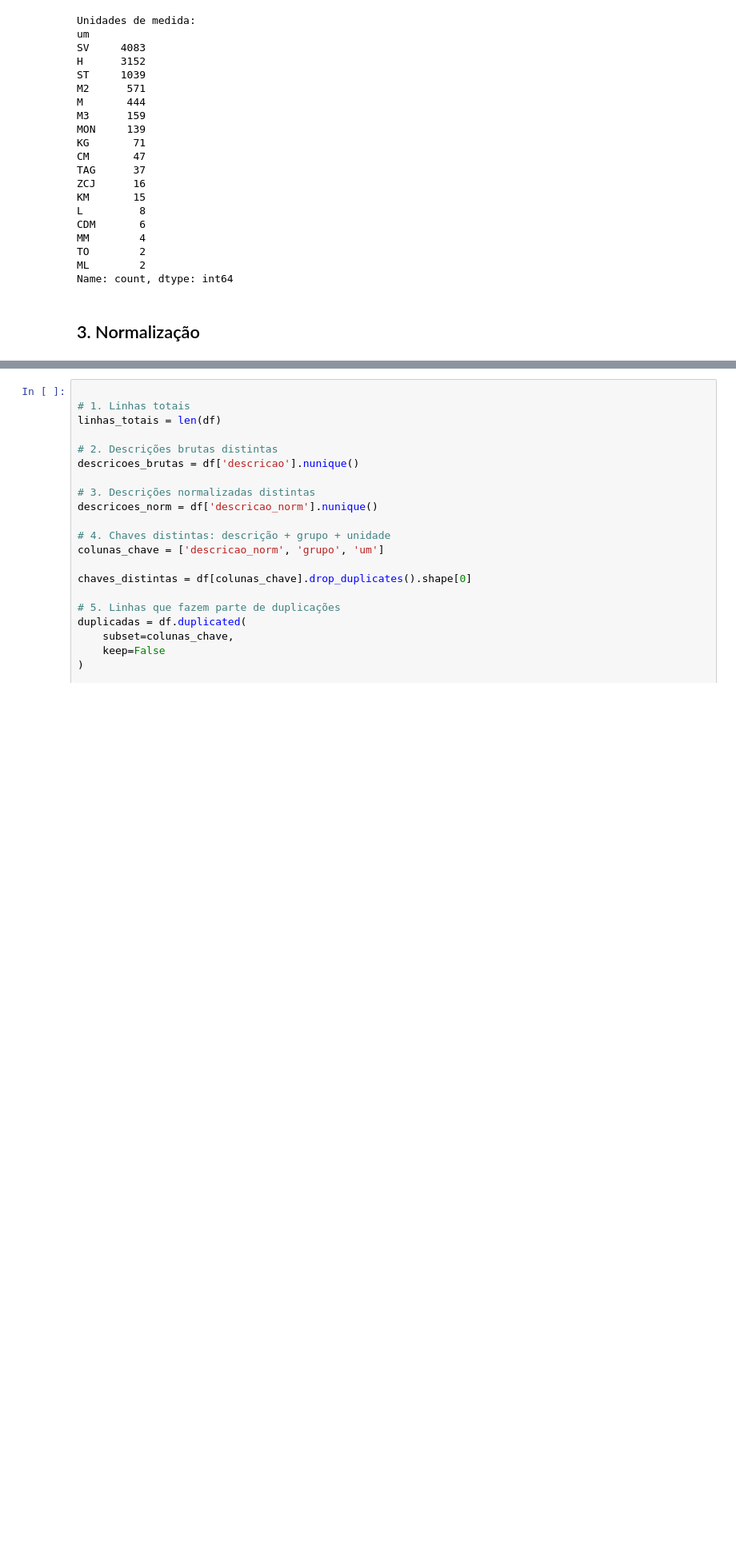
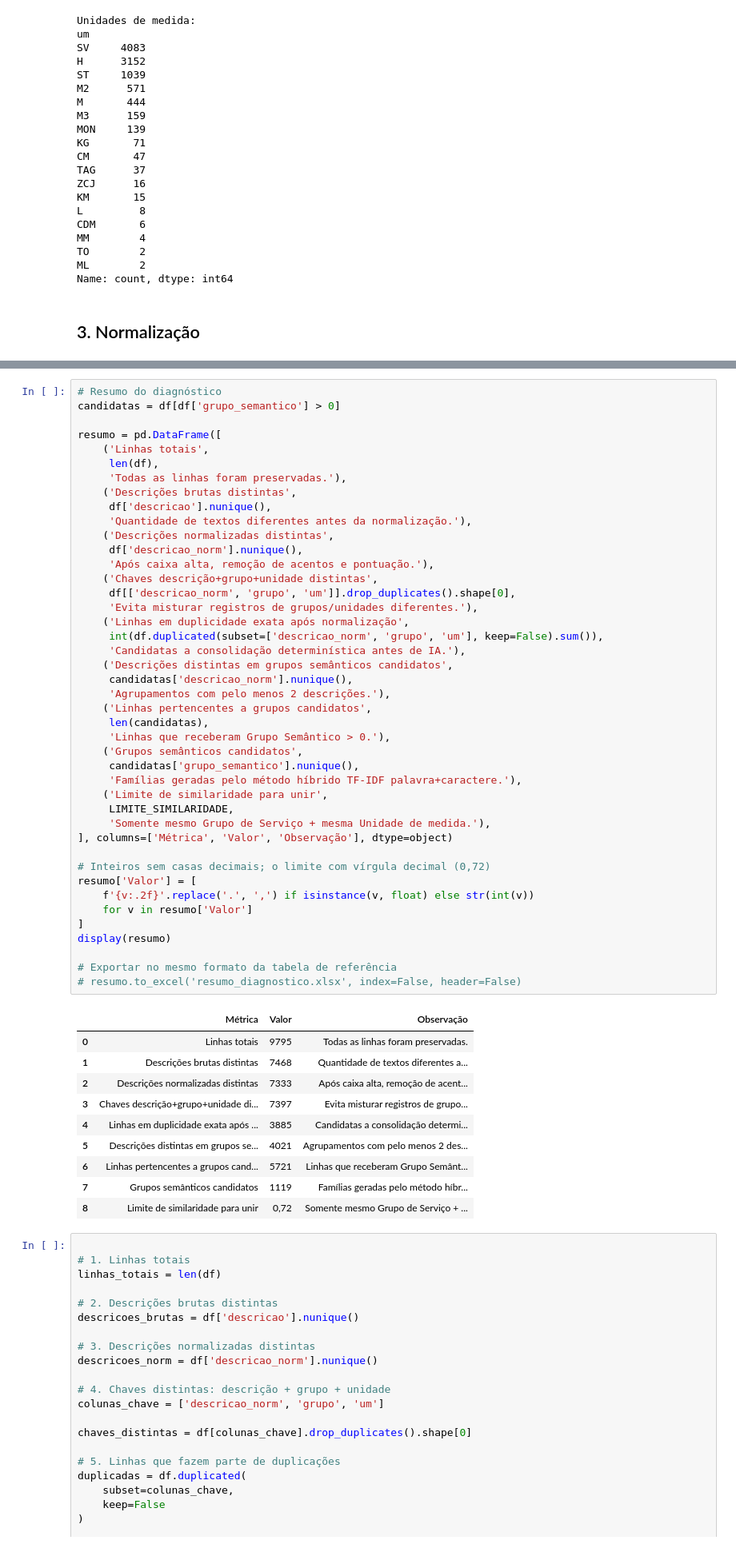
Before and after one commit to rouxstuff/desafio_gc, a Jupyter notebook: diagnostico_gerdau .ipynb, the cells around one changed output, grey strips where cells are left out. Shown at 80% size. Drawn from its saved outputs; the diff is of its cells as text; blank space fills up the shorter version.

```diff
--- a/diagnostico_gerdau .ipynb
+++ b/diagnostico_gerdau .ipynb
@@ -156,3 +259,57 @@ df[['descricao', 'descricao_lit', 'descricao_norm']].sample(
+# %%
+# Resumo do diagnóstico
+candidatas = df[df['grupo_semantico'] > 0]
+
+resumo = pd.DataFrame([
+    ('Linhas totais',
+     len(df),
+     'Todas as linhas foram preservadas.'),
+    ('Descrições brutas distintas',
+     df['descricao'].nunique(),
+     'Quantidade de textos diferentes antes da normalização.'),
+    ('Descrições normalizadas distintas',
+     df['descricao_norm'].nunique(),
+     'Após caixa alta, remoção de acentos e pontuação.'),
+    ('Chaves descrição+grupo+unidade distintas',
+     df[['descricao_norm', 'grupo', 'um']].drop_duplicates().shape[0],
+     'Evita misturar registros de grupos/unidades diferentes.'),
+    ('Linhas em duplicidade exata após normalização',
+     int(df.duplicated(subset=['descricao_norm', 'grupo', 'um'], keep=False).sum()),
+     'Candidatas a consolidação determinística antes de IA.'),
+    ('Descrições distintas em grupos semânticos candidatos',
+     candidatas['descricao_norm'].nunique(),
+     'Agrupamentos com pelo menos 2 descrições.'),
+    ('Linhas pertencentes a grupos candidatos',
+     len(candidatas),
+     'Linhas que receberam Grupo Semântico > 0.'),
+    ('Grupos semânticos candidatos',
+     candidatas['grupo_semantico'].nunique(),
+     'Famílias geradas pelo método híbrido TF-IDF palavra+caractere.'),
+    ('Limite de similaridade para unir',
+     LIMITE_SIMILARIDADE,
+     'Somente mesmo Grupo de Serviço + mesma Unidade de medida.'),
+], columns=['Métrica', 'Valor', 'Observação'], dtype=object)
+
+# Inteiros sem casas decimais; o limite com vírgula decimal (0,72)
+resumo['Valor'] = [
+    f'{v:.2f}'.replace('.', ',') if isinstance(v, float) else str(int(v))
+    for v in resumo['Valor']
+]
+display(resumo)
+
+# Exportar no mesmo formato da tabela de referência
+# resumo.to_excel('resumo_diagnostico.xlsx', index=False, header=False)
+# %% [output]
+|  | Métrica | Valor | Observação |
+| 0 | Linhas totais | 9795 | Todas as linhas foram preservadas. |
+| 1 | Descrições brutas distintas | 7468 | Quantidade de textos diferentes a... |
+| 2 | Descrições normalizadas distintas | 7333 | Após caixa alta, remoção de acent... |
+| 3 | Chaves descrição+grupo+unidade di... | 7397 | Evita misturar registros de grupo... |
+| 4 | Linhas em duplicidade exata após ... | 3885 | Candidatas a consolidação determi... |
+| 5 | Descrições distintas em grupos se... | 4021 | Agrupamentos com pelo menos 2 des... |
+| 6 | Linhas pertencentes a grupos cand... | 5721 | Linhas que receberam Grupo Semânt... |
+| 7 | Grupos semânticos candidatos | 1119 | Famílias geradas pelo método híbr... |
+| 8 | Limite de similaridade para unir | 0,72 | Somente mesmo Grupo de Serviço + ... |
 # %%
 
 # 1. Linhas totais
```
Also changed, not shown: parts of 12 cells of this notebook.
